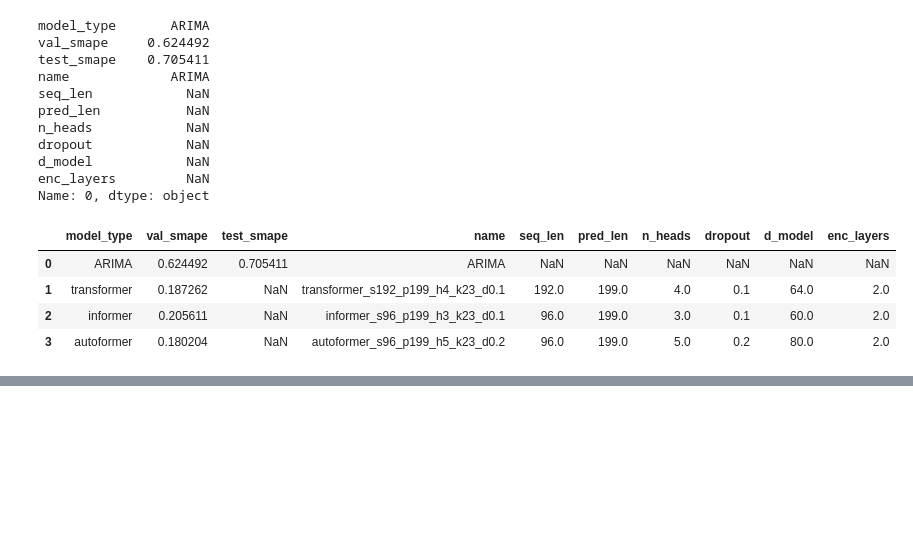
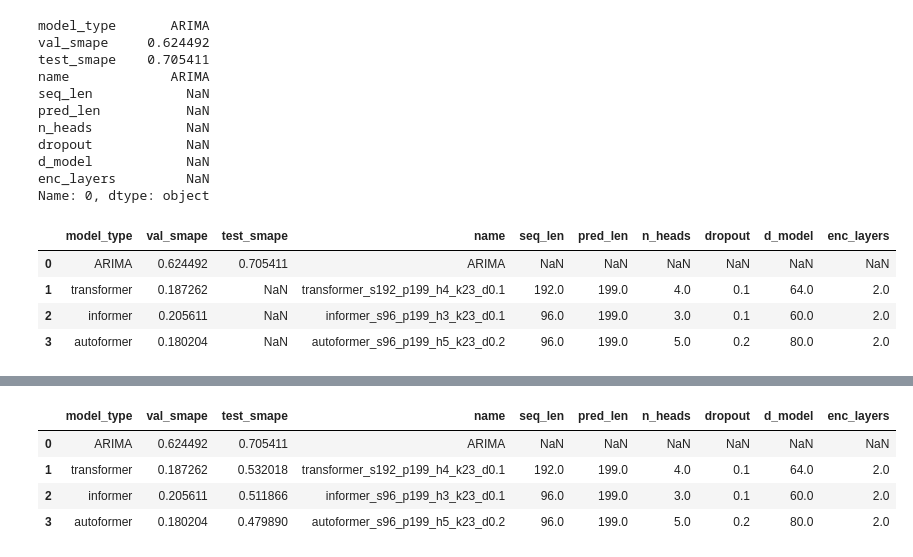
Before and after one commit to Wizak-2601/Exchange_Rate_Forecast, a Jupyter notebook: notebooks/result_evaluation.ipynb, the cells around one changed output, grey strips where cells are left out. Saved outputs shown, nothing was run; the diff lists cells and outputs as text; code cells hidden in the pictures; blank space fills up the shorter version.

```diff
--- a/notebooks/result_evaluation.ipynb
+++ b/notebooks/result_evaluation.ipynb
@@ -346,7 +382,7 @@ informer_test=train_best_model(
 autoformer_test=train_best_model(
     best_autoformer,
     train_data,
-    val_data.
+    val_data,
     test_data
 )
 # %% [output]
@@ -353,0 +416,11 @@ KeyError: 'patience'
+# %%
+final_table.loc[1,"test_smape"]=transformer_test
+final_table.loc[2,"test_smape"]=informer_test
+final_table.loc[3,"test_smape"]=autoformer_test
+final_table
+# %% [output]
+|  | model_type | val_smape | test_smape | name | seq_len | pred_len | n_heads | dropout | d_model | enc_layers |
+| 0 | ARIMA | 0.624492 | 0.705411 | ARIMA | NaN | NaN | NaN | NaN | NaN | NaN |
+| 1 | transformer | 0.187262 | 0.532018 | transformer_s192_p199_h4_k23_d0.1 | 192.0 | 199.0 | 4.0 | 0.1 | 64.0 | 2.0 |
+| 2 | informer | 0.205611 | 0.511866 | informer_s96_p199_h3_k23_d0.1 | 96.0 | 199.0 | 3.0 | 0.1 | 60.0 | 2.0 |
+| 3 | autoformer | 0.180204 | 0.479890 | autoformer_s96_p199_h5_k23_d0.2 | 96.0 | 199.0 | 5.0 | 0.2 | 80.0 | 2.0 |
```
Also changed, not shown: parts of 9 cells of this notebook, 19 other files.
